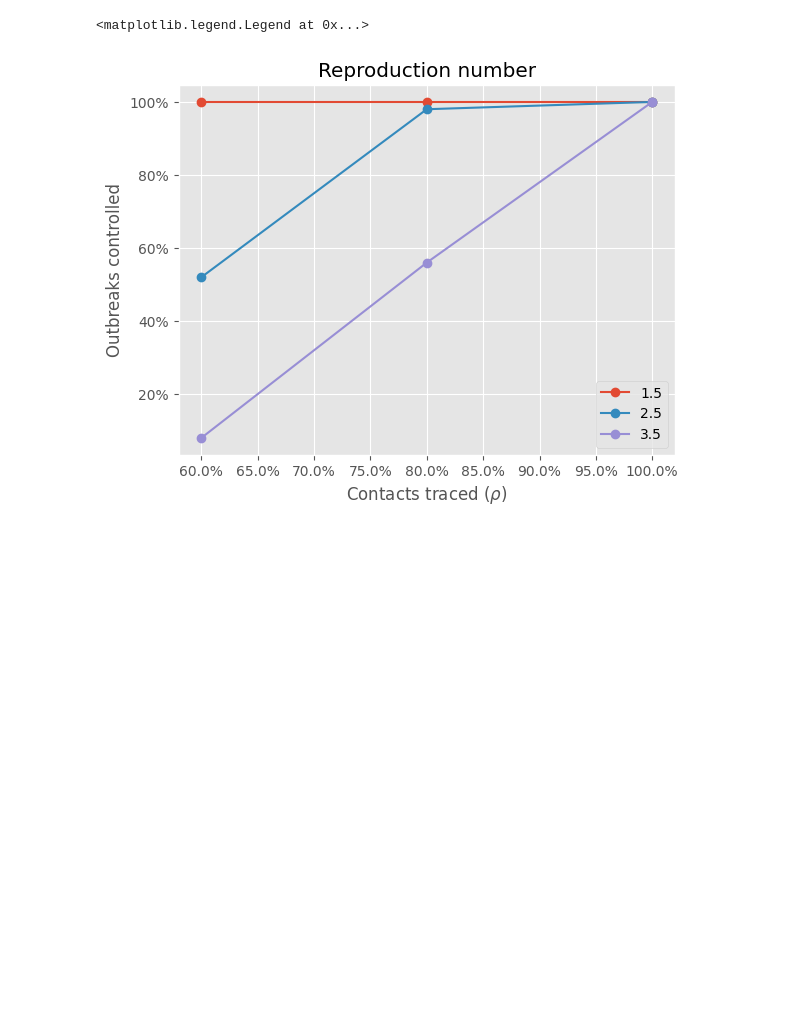
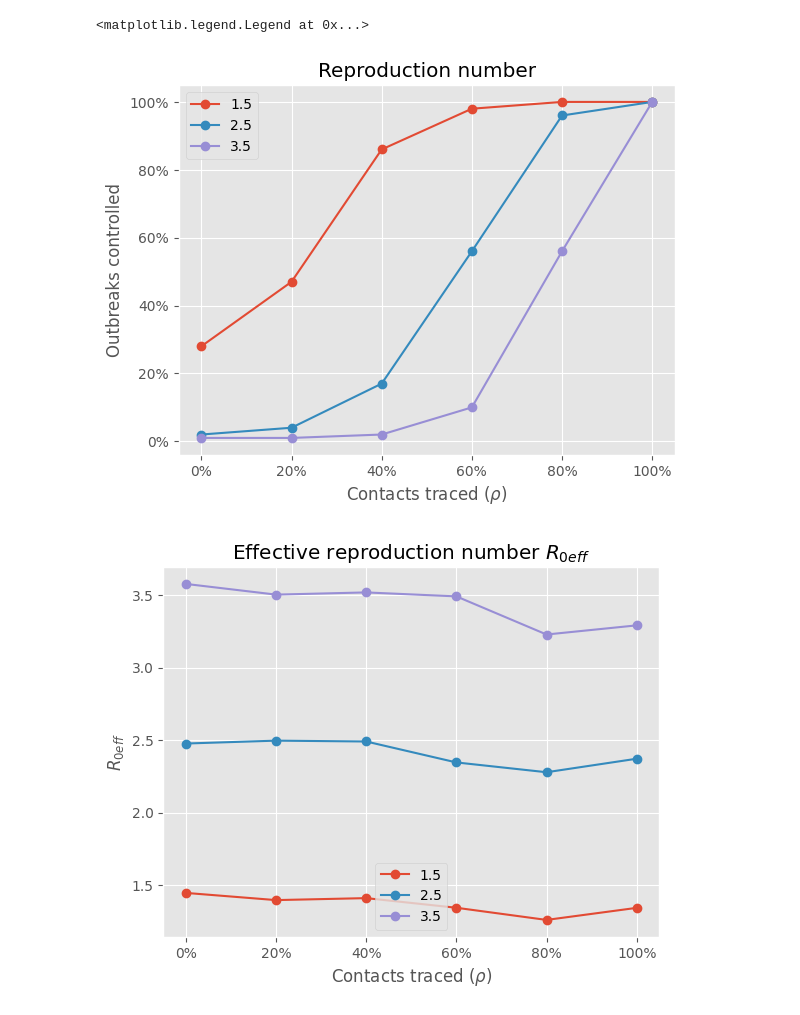
Before and after one commit to Michozord/sars_simulation, a Jupyter notebook: simulation.ipynb, the cells around one changed output. Cells and saved outputs as stored; diff of their text form; code cells hidden in the pictures; blank space fills up the shorter version.

```diff
--- a/simulation.ipynb
+++ b/simulation.ipynb
@@ -7,6 +7,6 @@ from simulation_backend import Person, Scenario
 
 plt.style.use('ggplot')
 # %%
-sims_per_scenario = 50
+num_simulations = 100
 T = 7*16
 T_control = 7*12
@@ -47,4 +13,4 @@ def test_scenario(rho: float,
 # %%
-rhos = np.linspace(0.6, 1, num=3)
+rhos = np.linspace(0, 1, num=6)
 list(rhos)
 # %% [output]
@@ -109,7 +105,17 @@ fig, ax = plt.subplots(1)
 for subclinical_prob in [0, 0.1]:
     average_controlled_outbreaks = []
     for rho in rhos:
-        average_controlled_outbreaks.append(test_scenario(rho, transmission_before_symptoms_percentage=transmission_before_symptoms_percentage)[0])
+        params = ScenarioParameters(T = T,
+                                    T_control = T_control,
+                                    initial_cases = 20,
+                                    rho = rho,
+                                    R_0 = 2.5,
+                                    onset_to_isolation = "short",
+                                    transmission_before_symptoms_percentage = 15,
+                                    subclinical_prob = subclinical_prob)
+        scen = Scenario(params)
+        stats = scen.run_simulations(num_simulations = 1000)
+        average_controlled_outbreaks.append(stats.controlled_percentage)
     plt.plot(rhos, average_controlled_outbreaks, '-', marker = 'o', label=str(subclinical_prob*100)+"%")
 
 plt.xlabel(r"Contacts traced ($\rho$)")
@@ -124,18 +130,40 @@ plt.legend()
 # %%
-fig, ax = plt.subplots(1)
+fig1, ax1 = plt.subplots(1)
+fig2, ax2 = plt.subplots(1)
 
 for R_0 in [1.5, 2.5, 3.5]:
     average_controlled_outbreaks = []
+    effective_R_0 = []
     for rho in rhos:
-        average_controlled_outbreaks.append(test_scenario(rho, R_0 = R_0)[0])
-    plt.plot(rhos, average_controlled_outbreaks, '-', marker = 'o', label=R_0)
+        params = ScenarioParameters(T = T,
+                            T_control = T_control,
+                            initial_cases = 20,
+                            rho = rho,
+                            R_0 = R_0,
+                            onset_to_isolation = "short",
+                            transmission_before_symptoms_percentage = 15,
+                            subclinical_prob = 0)
+        scen = Scenario(params)
+        stats = scen.run_simulations(num_simulations = num_simulations)
+        average_controlled_outbreaks.append(stats.controlled_percentage)
+        effective_R_0.append(stats.effective_R_0_median)
+    ax1.plot(rhos, average_controlled_outbreaks, '-', marker = 'o', label=R_0)
+    ax2.plot(rhos, effective_R_0, '-', marker = 'o', label=R_0)
 
+plt.sca(ax1)
 plt.xlabel(r"Contacts traced ($\rho$)")
 plt.ylabel(r"Outbreaks controlled")
 plt.title("Reproduction number")
-ax.xaxis.set_major_formatter(mtick.PercentFormatter(1.0))
-ax.yaxis.set_major_formatter(mtick.PercentFormatter(1.0))
+ax1.xaxis.set_major_formatter(mtick.PercentFormatter(1.0))
+ax1.yaxis.set_major_formatter(mtick.PercentFormatter(1.0))
 plt.legend()
+plt.sca(ax2)
+plt.xlabel(r"Contacts traced ($\rho$)")
+plt.ylabel(r"$R_{0eff}$")
+plt.title("Effective reproduction number $R_{0eff}$")
+ax2.xaxis.set_major_formatter(mtick.PercentFormatter(1.0))
+plt.legend()
 # %% [output]
 <matplotlib.legend.Legend at 0x...>
-[figure, old version]
+[figure, new version]
+[figure, added]
```
Also changed, not shown: parts of 7 cells of this notebook, 1 other file.
